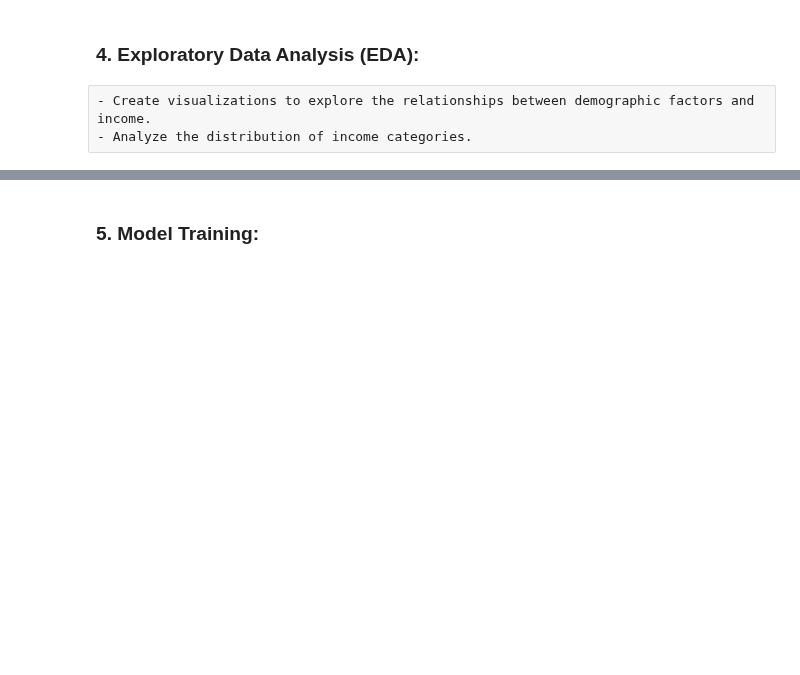
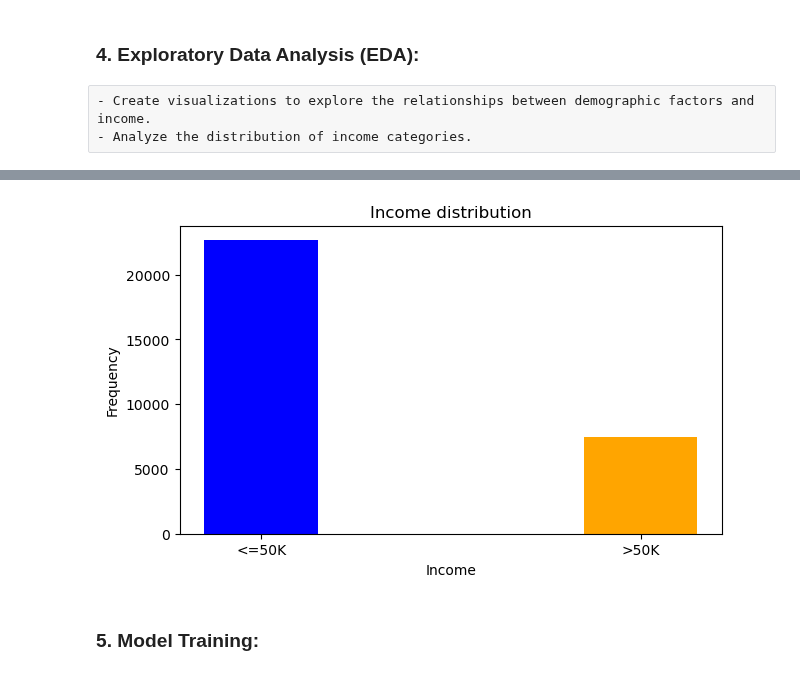
Before and after one commit to TJ-Abbing/Data-Science, a Jupyter notebook: OP-2/assignments/assignment-3/Assignment3.ipynb, the cells around one changed output, grey strips where cells are left out. Saved outputs shown, nothing was run; the diff lists cells and outputs as text; code cells hidden in the pictures; blank space fills up the shorter version.

```diff
--- a/OP-2/assignments/assignment-3/Assignment3.ipynb
+++ b/OP-2/assignments/assignment-3/Assignment3.ipynb
@@ -167,7 +168,23 @@ plt.show()
 # %%
 # Analyze the distribution of income categories.
 
-# TODO
+# Count the number of people in each income category.
+income_counts = df['income'].value_counts()
+income_counts
+
+# Calculate the percentage of people in each income category.
+income_percentages = income_counts / df.shape[0]
+income_percentages
+
+# Plot the distribution of income categories.
+plt.figure(figsize=(7, 4))
+plt.bar(income_counts.index, income_counts.values, width=0.3, color=['blue', 'orange'])
+plt.xlabel('Income')
+plt.ylabel('Frequency')
+plt.title('Income distribution')
+plt.show()
+# %% [output]
+[figure, added]
 # %% [markdown]
 ### 5. Model Training:
 # %% [raw]
```
Also changed, not shown: parts of 1 cell of this notebook.
